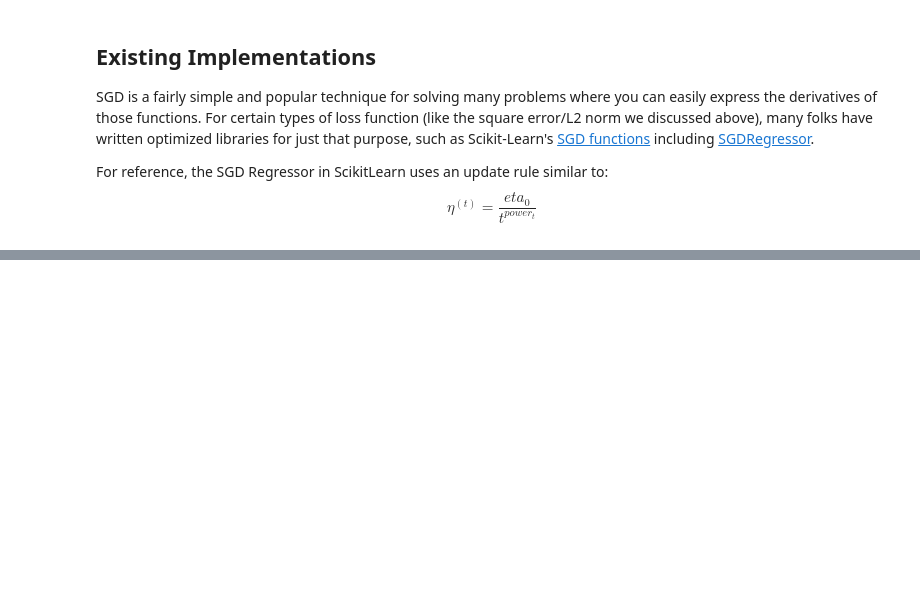
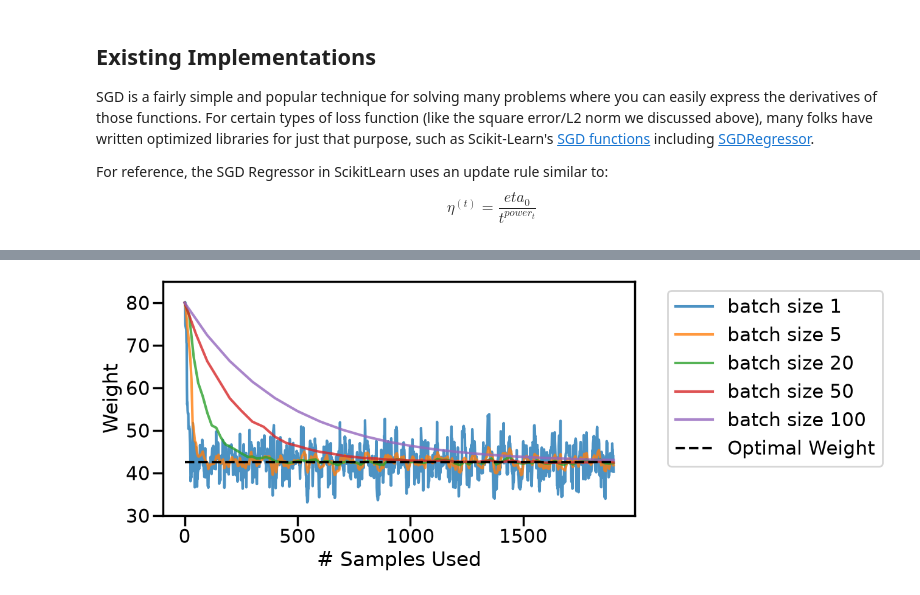
Before and after one commit to IDEALLab/ML4ME_Textbook, a Jupyter notebook: notebooks/supervised_linear_models.ipynb, the cells around one changed output, grey strips where cells are left out. Drawn from its saved outputs; the diff is of its cells as text; code cells hidden in the pictures; blank space fills up the shorter version.

```diff
--- a/notebooks/supervised_linear_models.ipynb
+++ b/notebooks/supervised_linear_models.ipynb
@@ -428,0 +662,36 @@ There are a variety of more advanced SGD techniques, most of which involve one o
+# %%
+def sgd_minibatch(w0, step_size, batch_size, n_passes, shuffle=False, seed=0):
+    """Mini-batch SGD on the slope problem.
+
+    Returns the number of samples used before each recorded weight and the weights themselves.
+    With batch_size = N and shuffle = False this is exactly gradient descent.
+    """
+    rng = np.random.default_rng(seed)
+    w = w0
+    samples_used = [0]
+    w_hist = [w0]
+    for _ in range(n_passes):
+        order = rng.permutation(N) if shuffle else np.arange(N)
+        for start in range(0, N, batch_size):
+            batch = order[start:start + batch_size]
+            residual = y_arr[batch] - w * x_arr[batch]
+            w = w - step_size * (-2 * np.mean(residual * x_arr[batch]))
+            samples_used.append(samples_used[-1] + len(batch))
+            w_hist.append(w)
+    return np.array(samples_used), np.array(w_hist)
+
+
+batch_passes = len(gd_weights) - 1   # the same number of passes over the data as gradient descent above
+plt.figure(figsize=(10, 5))
+for batch_size in [1, 5, 20, 50, 100]:
+    samples_used, w_hist = sgd_minibatch(80, 0.1, batch_size, batch_passes,
+                                         shuffle=True)
+    plt.plot(samples_used, w_hist, label="batch size {}".format(batch_size), alpha=0.8)
+plt.hlines(wn, 0, batch_passes * N, label="Optimal Weight", color='k', linestyle="--")
+plt.xlabel('# Samples Used')
+plt.ylabel('Weight')
+plt.ylim([30, 85])
+plt.legend(bbox_to_anchor=(1.05, 1), loc='upper left')
+plt.show()
+# %% [output]
+[figure, added]
```
Also changed, not shown: parts of 49 cells of this notebook, 2 other files.
